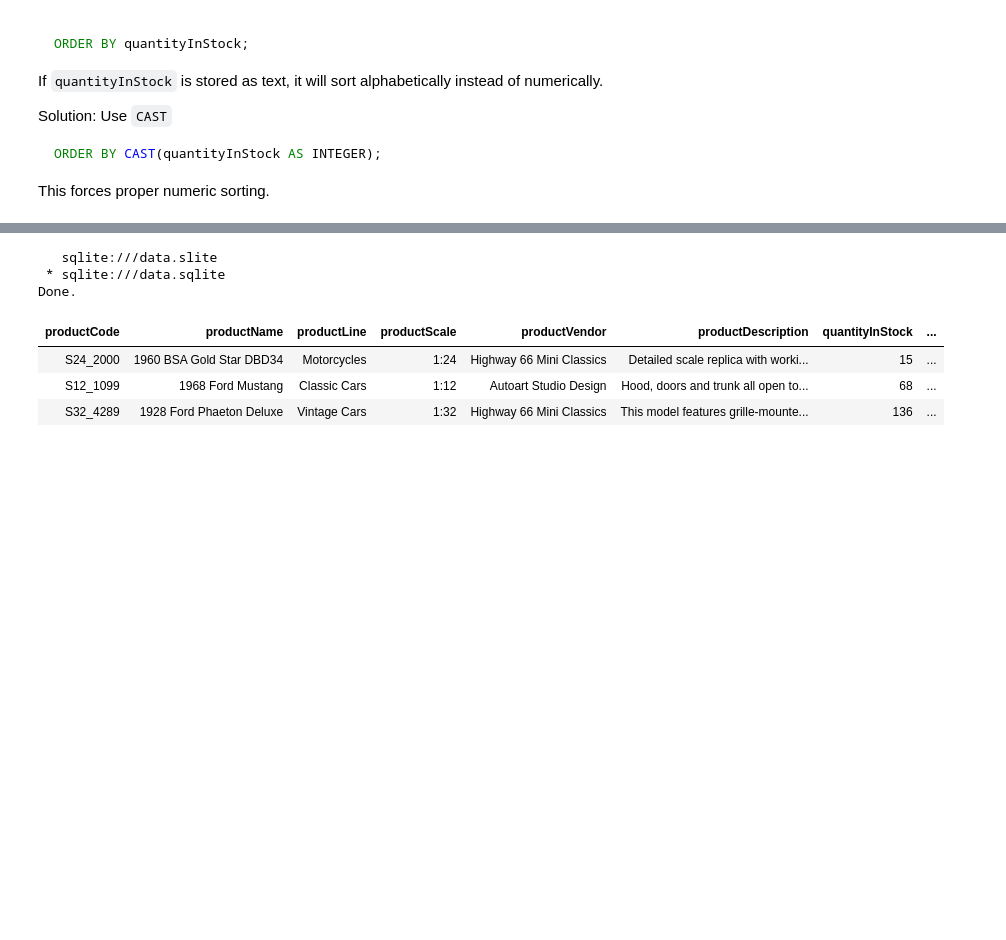
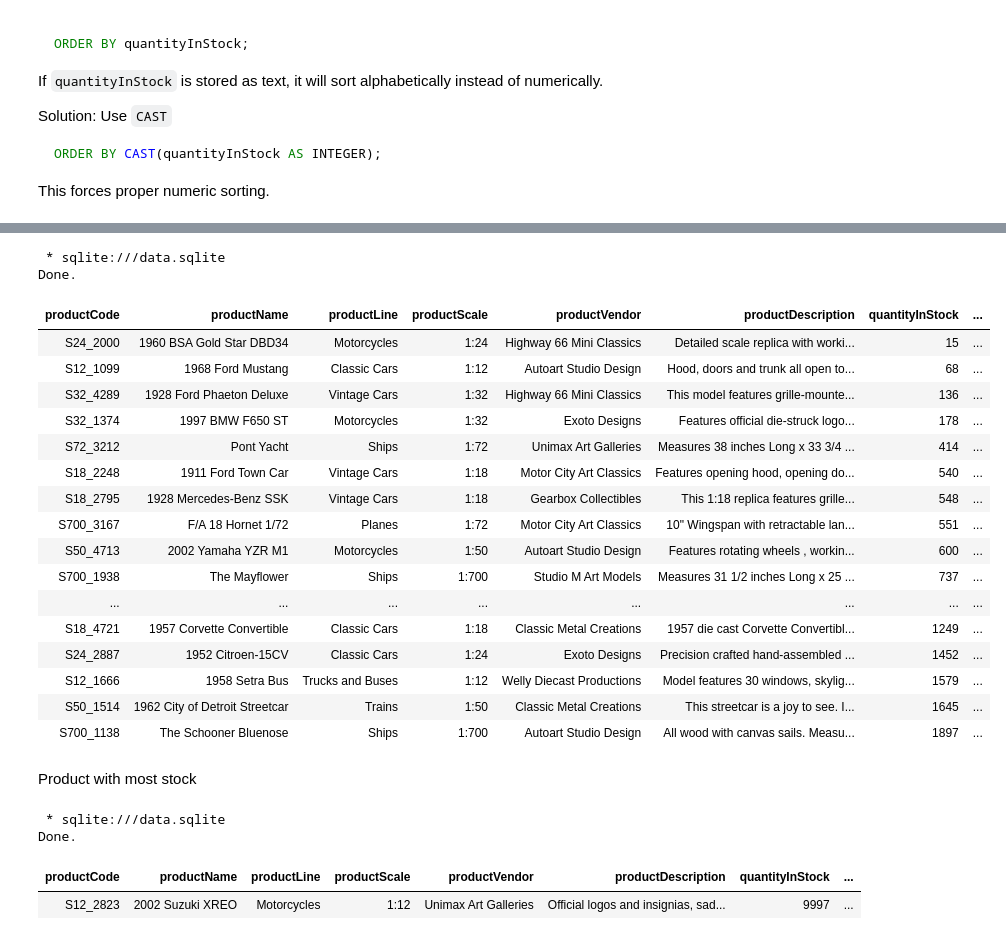
Before and after one commit to karusamuel/sql_grouping_and_ordering, a Jupyter notebook: index.ipynb, the cells around one changed output, grey strips where cells are left out. Saved outputs shown, nothing was run; the diff lists cells and outputs as text; code cells hidden in the pictures; blank space fills up the shorter version.

```diff
--- a/index.ipynb
+++ b/index.ipynb
@@ -569,13 +695,37 @@ Done.
 # %%
 %%sql
 SELECT *
 FROM products
-ORDER BY CAST(quantityInStock AS INTEGER) LIMIT 3
+ORDER BY CAST(quantityInStock AS INTEGER) LIMIT 20
 # %% [output]
-   sqlite:///data.slite
  * sqlite:///data.sqlite
 Done.
 | productCode | productName | productLine | productScale | productVendor | productDescription | quantityInStock | ... |
 | S24_2000 | 1960 BSA Gold Star DBD34 | Motorcycles | 1:24 | Highway 66 Mini Classics | Detailed scale replica with worki... | 15 | ... |
 | S12_1099 | 1968 Ford Mustang | Classic Cars | 1:12 | Autoart Studio Design | Hood, doors and trunk all open to... | 68 | ... |
 | S32_4289 | 1928 Ford Phaeton Deluxe | Vintage Cars | 1:32 | Highway 66 Mini Classics | This model features grille-mounte... | 136 | ... |
+| S32_1374 | 1997 BMW F650 ST | Motorcycles | 1:32 | Exoto Designs | Features official die-struck logo... | 178 | ... |
+| S72_3212 | Pont Yacht | Ships | 1:72 | Unimax Art Galleries | Measures 38 inches Long x 33 3/4 ... | 414 | ... |
+| S18_2248 | 1911 Ford Town Car | Vintage Cars | 1:18 | Motor City Art Classics | Features opening hood, opening do... | 540 | ... |
+| S18_2795 | 1928 Mercedes-Benz SSK | Vintage Cars | 1:18 | Gearbox Collectibles | This 1:18 replica features grille... | 548 | ... |
+| S700_3167 | F/A 18 Hornet 1/72 | Planes | 1:72 | Motor City Art Classics | 10" Wingspan with retractable lan... | 551 | ... |
+| S50_4713 | 2002 Yamaha YZR M1 | Motorcycles | 1:50 | Autoart Studio Design | Features rotating wheels , workin... | 600 | ... |
+| S700_1938 | The Mayflower | Ships | 1:700 | Studio M Art Models | Measures 31 1/2 inches Long x 25 ... | 737 | ... |
+| ... | ... | ... | ... | ... | ... | ... | ... |
+| S18_4721 | 1957 Corvette Convertible | Classic Cars | 1:18 | Classic Metal Creations | 1957 die cast Corvette Convertibl... | 1249 | ... |
+| S24_2887 | 1952 Citroen-15CV | Classic Cars | 1:24 | Exoto Designs | Precision crafted hand-assembled ... | 1452 | ... |
+| S12_1666 | 1958 Setra Bus | Trucks and Buses | 1:12 | Welly Diecast Productions | Model features 30 windows, skylig... | 1579 | ... |
+| S50_1514 | 1962 City of Detroit Streetcar | Trains | 1:50 | Classic Metal Creations | This streetcar is a joy to see. I... | 1645 | ... |
+| S700_1138 | The Schooner Bluenose | Ships | 1:700 | Autoart Studio Design | All wood with canvas sails. Measu... | 1897 | ... |
+# %% [markdown]
+Product with most stock
+# %%
+%%sql
+SELECT *
+FROM products
+ORDER BY CAST(quantityInStock AS INTEGER) DESC LIMIT 1
+# %% [output]
+ * sqlite:///data.sqlite
+Done.
+| productCode | productName | productLine | productScale | productVendor | productDescription | quantityInStock | ... |
+| S12_2823 | 2002 Suzuki XREO | Motorcycles | 1:12 | Unimax Art Galleries | Official logos and insignias, sad... | 9997 | ... |
```
Also changed, not shown: parts of 34 cells of this notebook.
